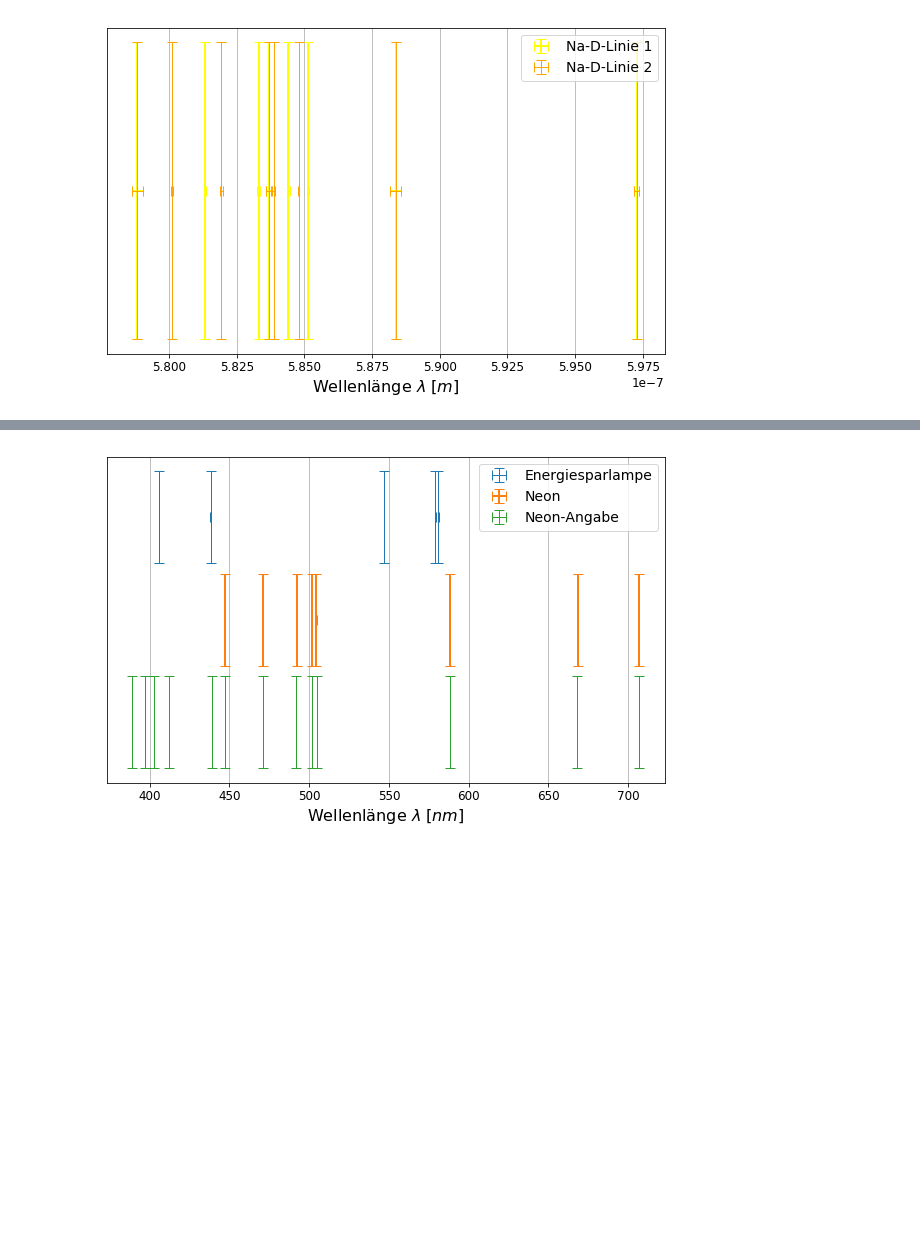
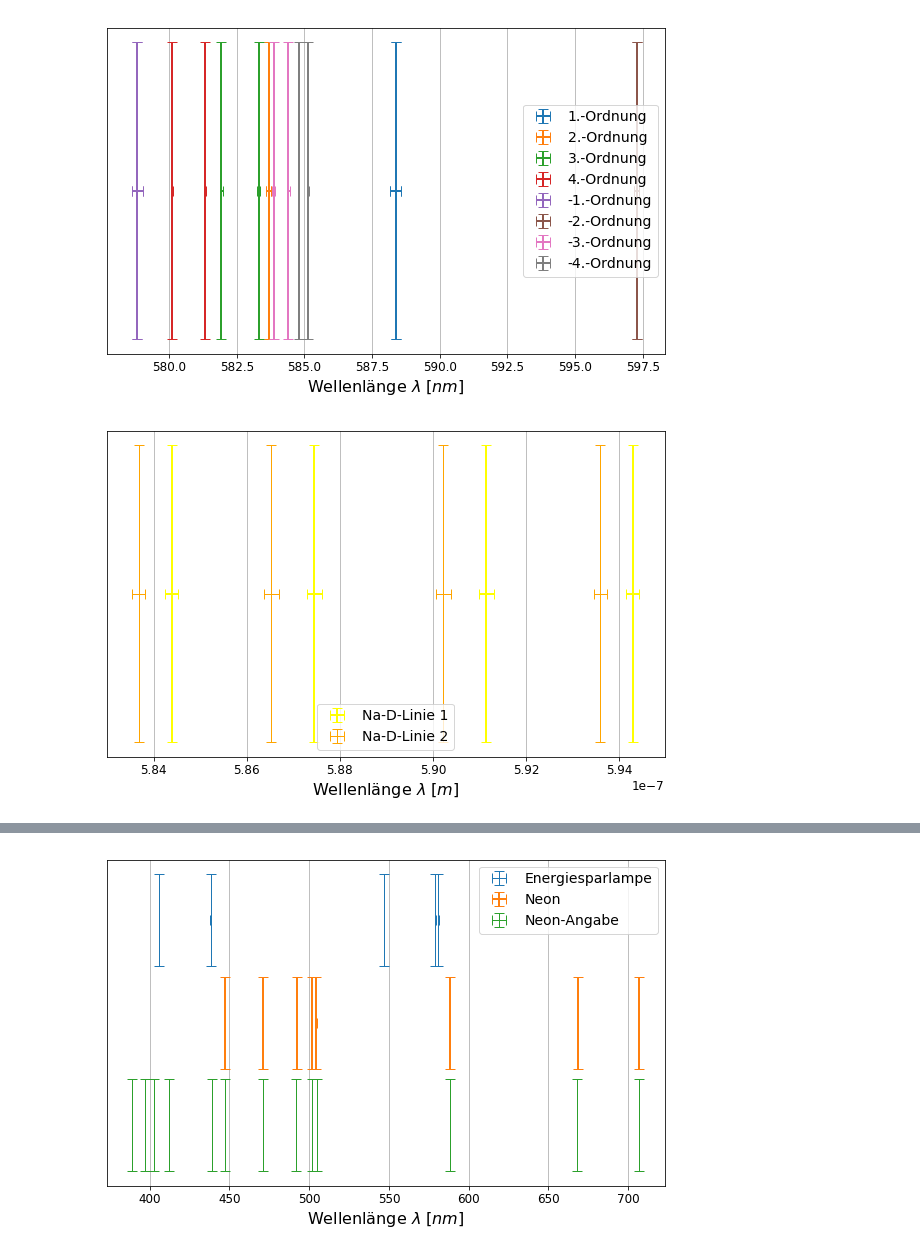
Before and after one commit to dfb159/Studium, a Jupyter notebook: Exp1/Versuchsbericht 21 - O5/11Mi_O5_27_06_2018.ipynb, the cells around one changed output, grey strips where cells are left out. Cells and saved outputs as stored; diff of their text form; code cells hidden in the pictures; blank space fills up the shorter version.

```diff
--- a/Exp1/Versuchsbericht 21 - O5/11Mi_O5_27_06_2018.ipynb
+++ b/Exp1/Versuchsbericht 21 - O5/11Mi_O5_27_06_2018.ipynb
@@ -183,3 +202,40 @@ lambda1 = (g1 / ordnung * unp.sin(gelb1 * grad), g1 / ordnung * unp.sin(gelb2 *
 
 #pfit, perr = fit_curvefit(unv(xdata), unv(ydata), linear, yerr = usd(ydata), p0 = [1])
 #magnet = unp.uarray(pfit, perr)
+# %%
+# Diagramm gitter1
+
+fig=plt.figure(figsize=fig_size)
+ax = plt.gca()
+#color = next(ax._get_lines.prop_cycler)['color']
+
+ordnung, lamb1, lamb2 = lambda1
+
+#xdata = np.linspace(-1.1, 1.1)
+#plt.plot(xdata, unv(linear(xdata, *magnet)), label='Linear Fit $B=m I$\n$m = (%s)$mT/A' % tuple(magnet))
+
+#colorCycle = [colors['y'], colors['wheat'], colors['r'], colors['red'], 'b', 'blue', 'g', 'green']
+#ax.set_prop_cycle('color', colorCycle)
+for (o, x1, x2) in [(ordnung[i], lamb1[i], lamb2[i]) for i in range(len(lamb1))]:
+    color = next(ax._get_lines.prop_cycler)['color']
+    xdata, ydata = np.array([x1,x2])*1e9, unp.uarray([0.5]*2, 0.5)
+    plt.errorbar(unv(xdata),unv(ydata),usd(ydata),usd(xdata),fmt=' ', capsize=5, linewidth=2, color = color, label='%i.-Ordnung' % int(unv(o)))
+
+#color = next(ax._get_lines.prop_cycler)['color']
+#xdata, ydata = lamb1, unp.uarray([0.5]*8, 0.5)
+#plt.errorbar(unv(xdata),unv(ydata),usd(ydata),usd(xdata),fmt=' ', capsize=5, linewidth=2, color=colors['y'], label='Na-D-Linie 1')
+
+#xdata, ydata = lamb2, unp.uarray([0.5]*8, 0.5)
+#plt.errorbar(unv(xdata),unv(ydata),usd(ydata),usd(xdata),fmt=' ', capsize=5, linewidth=1, color='yellow', label='Na-D-Linie 2')
+
+# plt.xlim(400,401)
+plt.legend(prop={'size':fig_legendsize})
+plt.grid()
+plt.tick_params(labelsize=fig_labelsize)
+plt.xlabel("Wellenlänge $\\lambda$ [$nm$]", {'fontsize':fig_legendsize+2})
+#plt.ylabel("Magnetfeldstärke $B$ [$mT$]", {'fontsize': fig_legendsize+2})
+plt.yticks([])
+plt.savefig("data/Gitter300.pdf")
+plt.show()
+# %% [output]
+[figure, added]
@@ -186,20 +250,25 @@ lambda1 = (g1 / ordnung * unp.sin(gelb1 * grad), g1 / ordnung * unp.sin(gelb2 *
 # %%
-# Diagramm gitter1
+# Diagramm gitter2
 
 fig=plt.figure(figsize=fig_size)
 #ax = plt.gca()
 #color = next(ax._get_lines.prop_cycler)['color']
 
-lamb1, lamb2 = lambda1
+ordnung, lamb1, lamb2 = lambda2
 
 #xdata = np.linspace(-1.1, 1.1)
 #plt.plot(xdata, unv(linear(xdata, *magnet)), label='Linear Fit $B=m I$\n$m = (%s)$mT/A' % tuple(magnet))
 
-xdata, ydata = lamb1, unp.uarray([0.5]*8, 0.5)
-plt.errorbar(unv(xdata),unv(ydata),usd(ydata),usd(xdata),fmt=' ', capsize=5, linewidth=2, color='yellow', label='Na-D-Linie 1')
+for (o, x1, x2) in [(ordnung[i], lamb1[i], lamb2[i]) for i in range(len(lamb1))]:
+    color = next(ax._get_lines.prop_cycler)['color']
+    xdata, ydata = np.array([x1,x2])*1e9, unp.uarray([0.5]*2, 0.5)
+    plt.errorbar(unv(xdata),unv(ydata),usd(ydata),usd(xdata),fmt=' ', capsize=5, linewidth=2, color = color, label='%i.-Ordnung' % int(unv(o)))
 
-xdata, ydata = lamb2, unp.uarray([0.5]*8, 0.5)
-plt.errorbar(unv(xdata),unv(ydata),usd(ydata),usd(xdata),fmt=' ', capsize=5, linewidth=1, color='orange', label='Na-D-Linie 2')
+#xdata, ydata = lamb1, unp.uarray([0.5]*4, 0.5)
+#plt.errorbar(unv(xdata),unv(ydata),usd(ydata),usd(xdata),fmt=' ', capsize=5, linewidth=2, color='yellow', label='Na-D-Linie 1')
+
+#xdata, ydata = lamb2, unp.uarray([0.5]*4, 0.5)
+#plt.errorbar(unv(xdata),unv(ydata),usd(ydata),usd(xdata),fmt=' ', capsize=5, linewidth=1, color='orange', label='Na-D-Linie 2')
 
 # plt.xlim(400,401)
 plt.legend(prop={'size':fig_legendsize})
@@ -208,7 +277,7 @@ plt.tick_params(labelsize=fig_labelsize)
 plt.xlabel("Wellenlänge $\\lambda$ [$m$]", {'fontsize':fig_legendsize+2})
 #plt.ylabel("Magnetfeldstärke $B$ [$mT$]", {'fontsize': fig_legendsize+2})
 plt.yticks([])
-plt.savefig("data/Gitter300.pdf")
+plt.savefig("data/Gitter600.pdf")
 plt.show()
 # %% [output]
-[figure, old version]
+[figure, new version]
```
Also changed, not shown: parts of 6 cells of this notebook, 5 other files.
